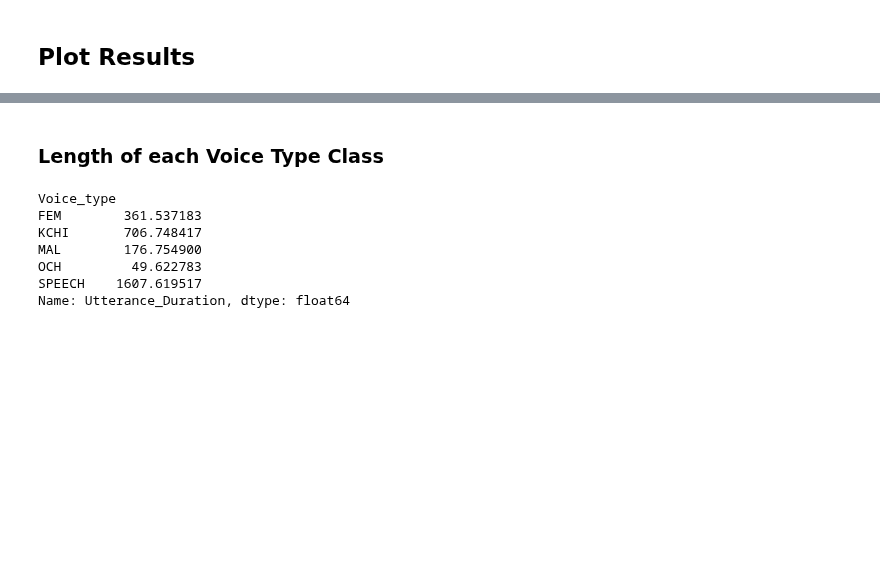
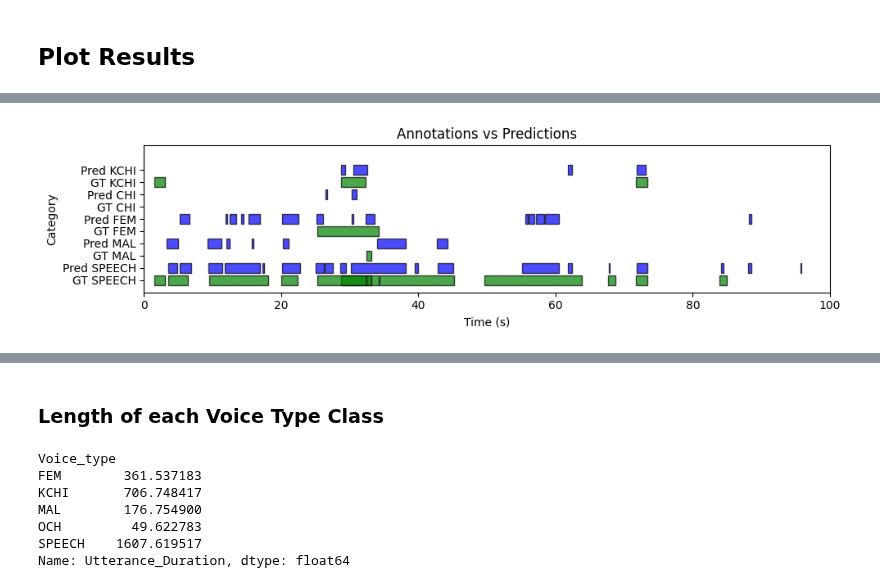
Before and after one commit to neleSuffo/naturalistic-social-analysis, a Jupyter notebook: notebooks/vtc_evaluation.ipynb, the cells around one changed output, grey strips where cells are left out. Cells and saved outputs as stored; diff of their text form; code cells hidden in the pictures; blank space fills up the shorter version.

```diff
--- a/notebooks/vtc_evaluation.ipynb
+++ b/notebooks/vtc_evaluation.ipynb
@@ -385,0 +403,4 @@ plot_annotations_vs_predictions('284099', "/home/nele_pauline_suffo/outputs/vtc_
+# %%
+plot_annotations_vs_predictions('410731', "og", [0, 100])
+# %% [output]
+[figure, added]
```
Also changed, not shown: parts of 15 cells of this notebook.
